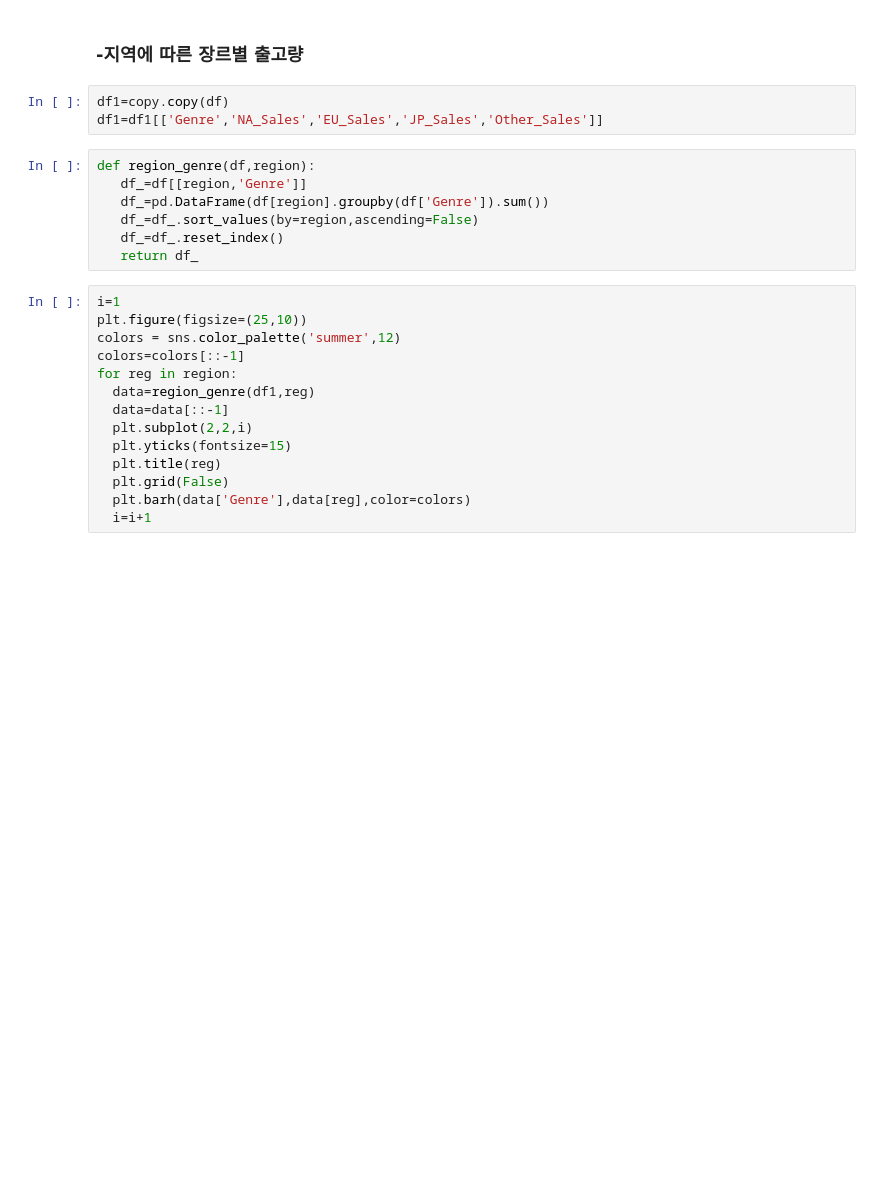
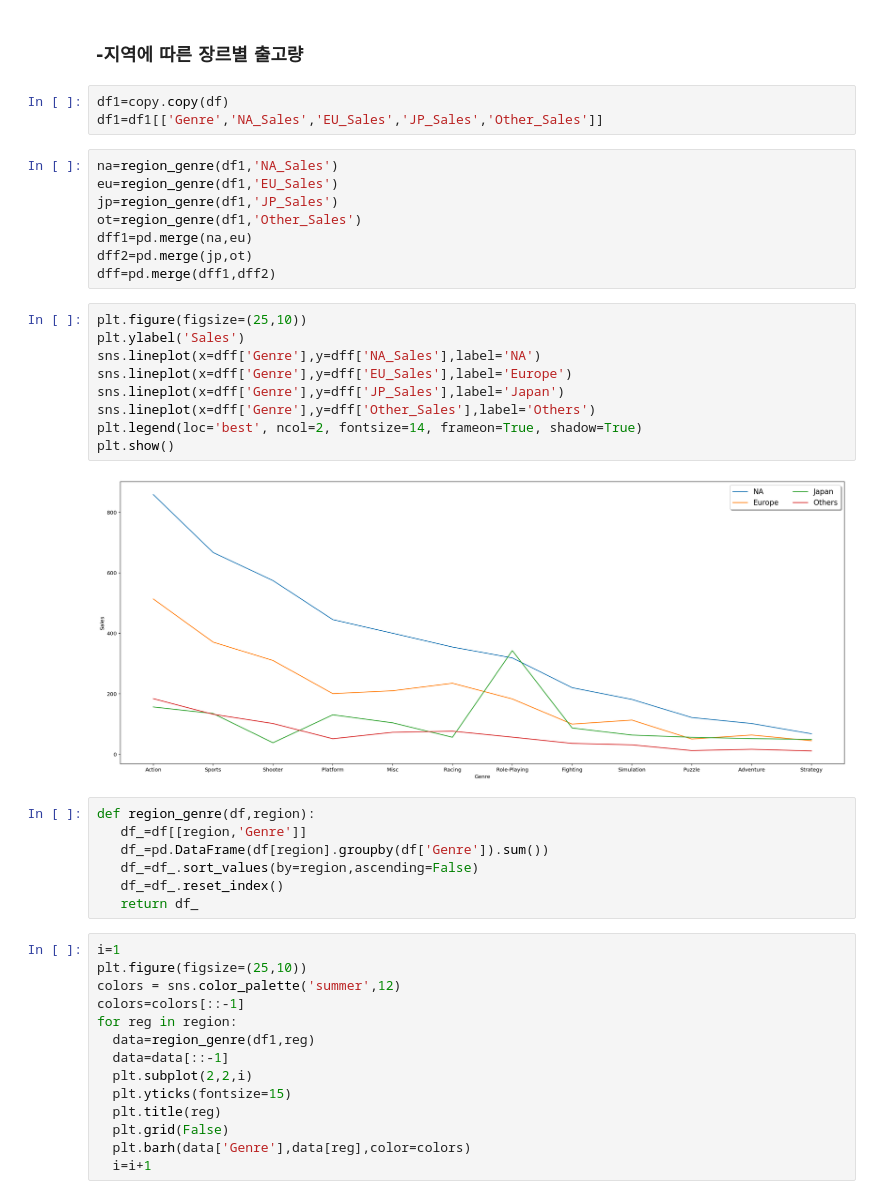
Before and after one commit to joyw93/AI_Project, a Jupyter notebook: AI_06_조용원_Section1.ipynb, the cells around one changed output. Saved outputs shown, nothing was run; the diff lists cells and outputs as text; blank space fills up the shorter version.

```diff
--- a/AI_06_조용원_Section1.ipynb
+++ b/AI_06_조용원_Section1.ipynb
@@ -189,6 +209,25 @@ df['Year']=df['Year'].astype(int)
 # %%
 df1=copy.copy(df)
 df1=df1[['Genre','NA_Sales','EU_Sales','JP_Sales','Other_Sales']]
+# %%
+na=region_genre(df1,'NA_Sales')
+eu=region_genre(df1,'EU_Sales')
+jp=region_genre(df1,'JP_Sales')
+ot=region_genre(df1,'Other_Sales')
+dff1=pd.merge(na,eu)
+dff2=pd.merge(jp,ot)
+dff=pd.merge(dff1,dff2)
+# %%
+plt.figure(figsize=(25,10))
+plt.ylabel('Sales')
+sns.lineplot(x=dff['Genre'],y=dff['NA_Sales'],label='NA')
+sns.lineplot(x=dff['Genre'],y=dff['EU_Sales'],label='Europe')
+sns.lineplot(x=dff['Genre'],y=dff['JP_Sales'],label='Japan')
+sns.lineplot(x=dff['Genre'],y=dff['Other_Sales'],label='Others')
+plt.legend(loc='best', ncol=2, fontsize=14, frameon=True, shadow=True)
+plt.show()
+# %% [output]
+[figure, added]
 # %%
 def region_genre(df,region):
    df_=df[[region,'Genre']]
```
Also changed, not shown: parts of 9 cells of this notebook.
